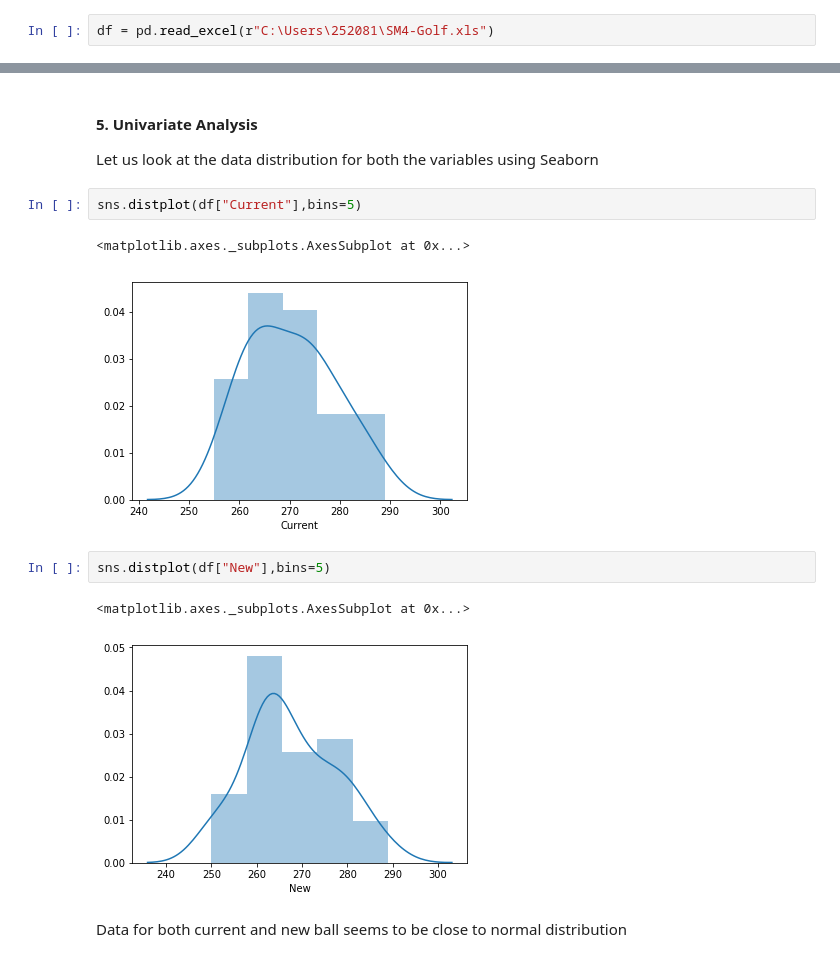
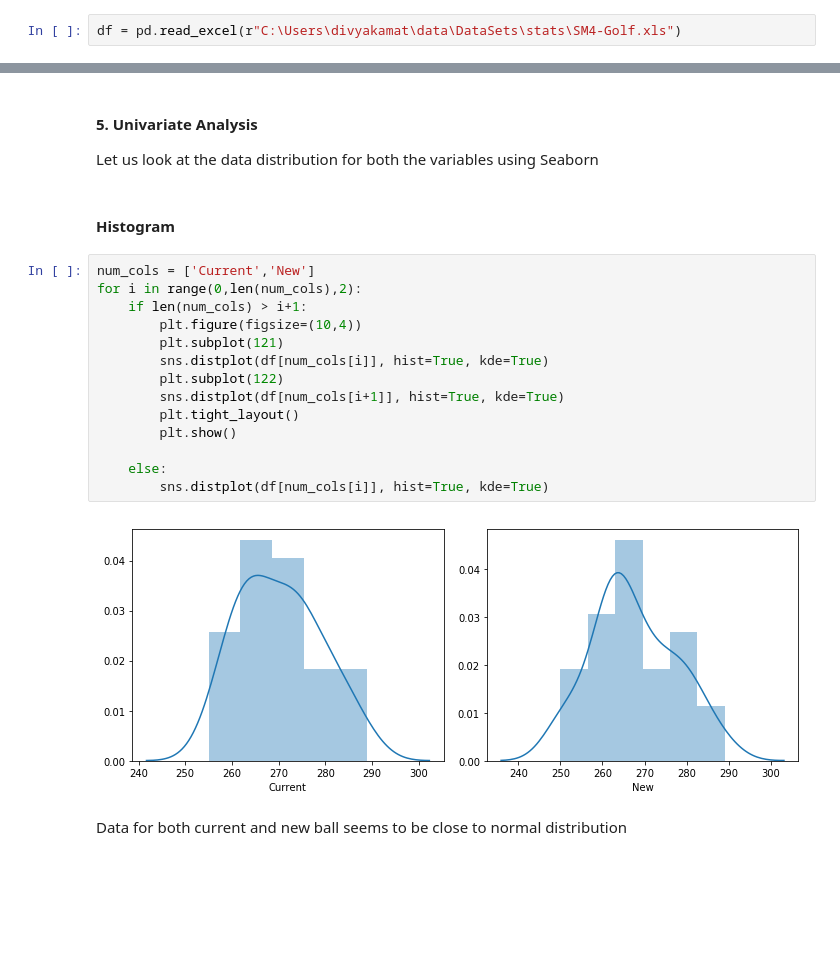
Before and after one commit to divya-r-kamat/AI_ML_Projects, a Jupyter notebook: python/project/module_2/Project - Hypothesis Testing.ipynb, the cells around one changed output, grey strips where cells are left out. Saved outputs shown, nothing was run; the diff lists cells and outputs as text; blank space fills up the shorter version.

```diff
--- a/python/project/module_2/Project - Hypothesis Testing.ipynb
+++ b/python/project/module_2/Project - Hypothesis Testing.ipynb
@@ -32,7 +32,7 @@ import seaborn as sns
 # %% [markdown]
 #### 2. Read File
 # %%
-df = pd.read_excel(r"C:\Users\252081\SM4-Golf.xls")
+df = pd.read_excel(r"C:\Users\divyakamat\data\DataSets\stats\SM4-Golf.xls")
 # %% [markdown]
 #### 3. Sneak-peek at the data:
 Let us look at the top few rows to view the data
@@ -119,15 +131,23 @@ The iqr is 12.500.
 # %% [markdown]
 #### 5. Univariate Analysis
 Let us look at the data distribution for both the variables using Seaborn
-# %%
-sns.distplot(df["Current"],bins=5)
-# %% [output]
-<matplotlib.axes._subplots.AxesSubplot at 0x...>
-[figure, removed]
-# %%
-sns.distplot(df["New"],bins=5)
-# %% [output]
-<matplotlib.axes._subplots.AxesSubplot at 0x...>
-[figure, removed]
+# %% [markdown]
+#### Histogram
+# %%
+num_cols = ['Current','New']
+for i in range(0,len(num_cols),2):
+    if len(num_cols) > i+1:
+        plt.figure(figsize=(10,4))
+        plt.subplot(121)
+        sns.distplot(df[num_cols[i]], hist=True, kde=True)
+        plt.subplot(122)
+        sns.distplot(df[num_cols[i+1]], hist=True, kde=True)
+        plt.tight_layout()
+        plt.show()
+
+    else:
+        sns.distplot(df[num_cols[i]], hist=True, kde=True)
+# %% [output]
+[figure, added]
 # %% [markdown]
 Data for both current and new ball seems to be close to normal distribution
```
Also changed, not shown: parts of 9 cells of this notebook.
